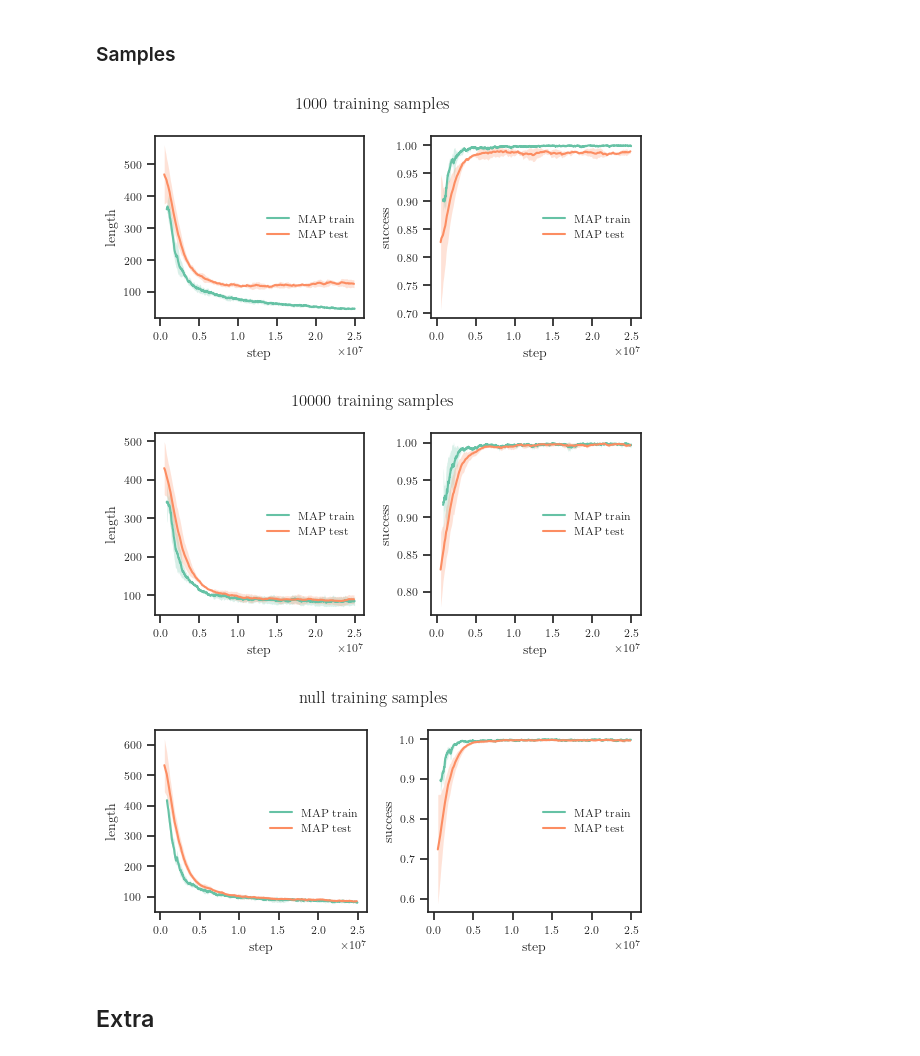
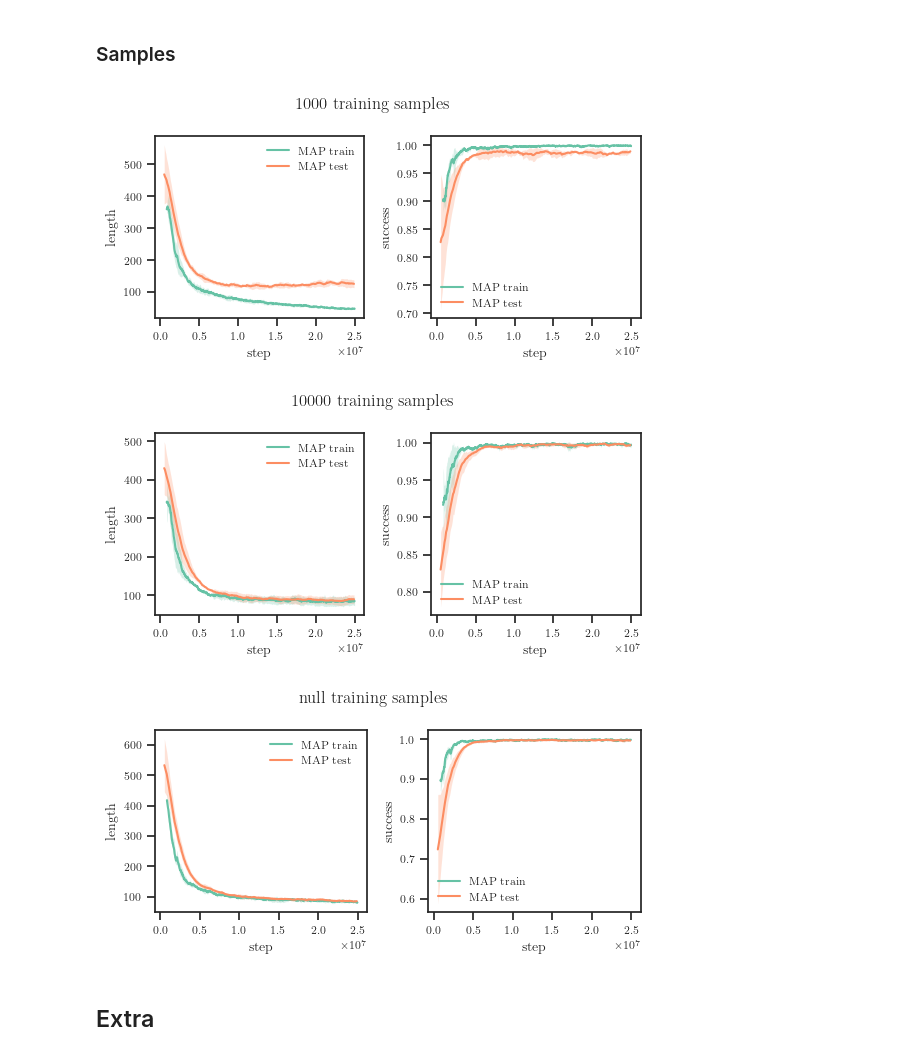
Before and after one commit to fumlig/visualsearch, a Jupyter notebook: plot.ipynb, the cells around one changed output. Saved outputs shown, nothing was run; the diff lists cells and outputs as text; code cells hidden in the pictures.

```diff
--- a/plot.ipynb
+++ b/plot.ipynb
@@ -206,7 +206,7 @@ for shape in shapes:
 
         ax.set_xlabel("step")
         ax.set_ylabel(field)
-        ax.legend()
+        ax.legend(frameon=False)
 
     fig.suptitle(fr"${shape} \times {shape}$ search space")
     fig.tight_layout()
@@ -222,37 +226,37 @@ samples = [1000, 10000, "null"]
 for sample in samples:
     fig, axs = plt.subplots(1, 2, figsize=figsize(width=TEXTWIDTH_IN, ratio=0.5))
 
     train_data = {
         #"LSTM train": [f"results/sample/lstm/{sample}/{seed}/train.csv" for seed in seeds],
         "MAP train": [f"results/sample/map/{sample}/{seed}/train.csv" for seed in seeds],
     }
 
     test_data = {
         #"LSTM test": [f"results/sample/lstm/{sample}/{seed}/test.csv" for seed in seeds],
         "MAP test": [f"results/sample/map/{sample}/{seed}/sort.csv" for seed in seeds],
     }
 
     for ax, field in zip(axs, fields):
 
         for label, csv_files in train_data.items():
             raw_data = np.array([read_csv(f, field) for f in csv_files])
             plot_values(ax, raw_data, label=label, smoothing=0.9, first_valid=50, x_scale=timesteps/raw_data.shape[1])
 
         for label, csv_files in test_data.items():
             raw_data = np.array([read_csv(f, field) for f in csv_files])
             plot_values(ax, raw_data, label=label, smoothing=0.9, first_valid=5, x_scale=timesteps/raw_data.shape[1])
 
         ax.set_xlabel("step")
         ax.set_ylabel(field)
-        ax.legend(frameon=False, loc="center right")
+        ax.legend(frameon=False)
 
     fig.suptitle(fr"{sample} training samples")
     fig.tight_layout()
     fig.savefig(figpath(f"sample-{sample}"))
 # %% [output]
-[figure, old version]
+[figure, new version]
-[figure, old version]
+[figure, new version]
-[figure, old version]
+[figure, new version]
 # %% [markdown]
 ## Extra
 # %% [markdown]
```
Also changed, not shown: parts of 1 cell of this notebook, 13 other files.
